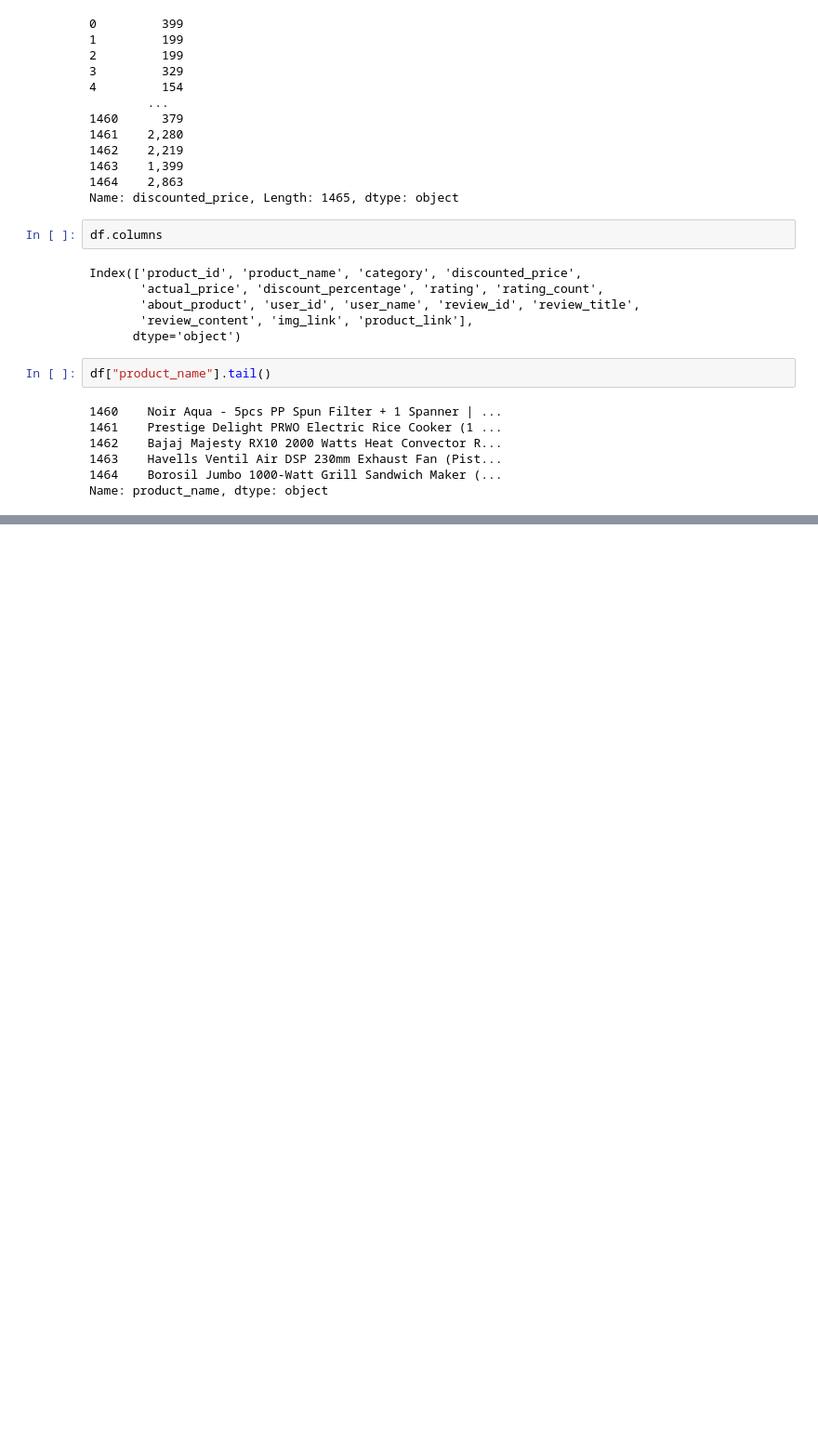
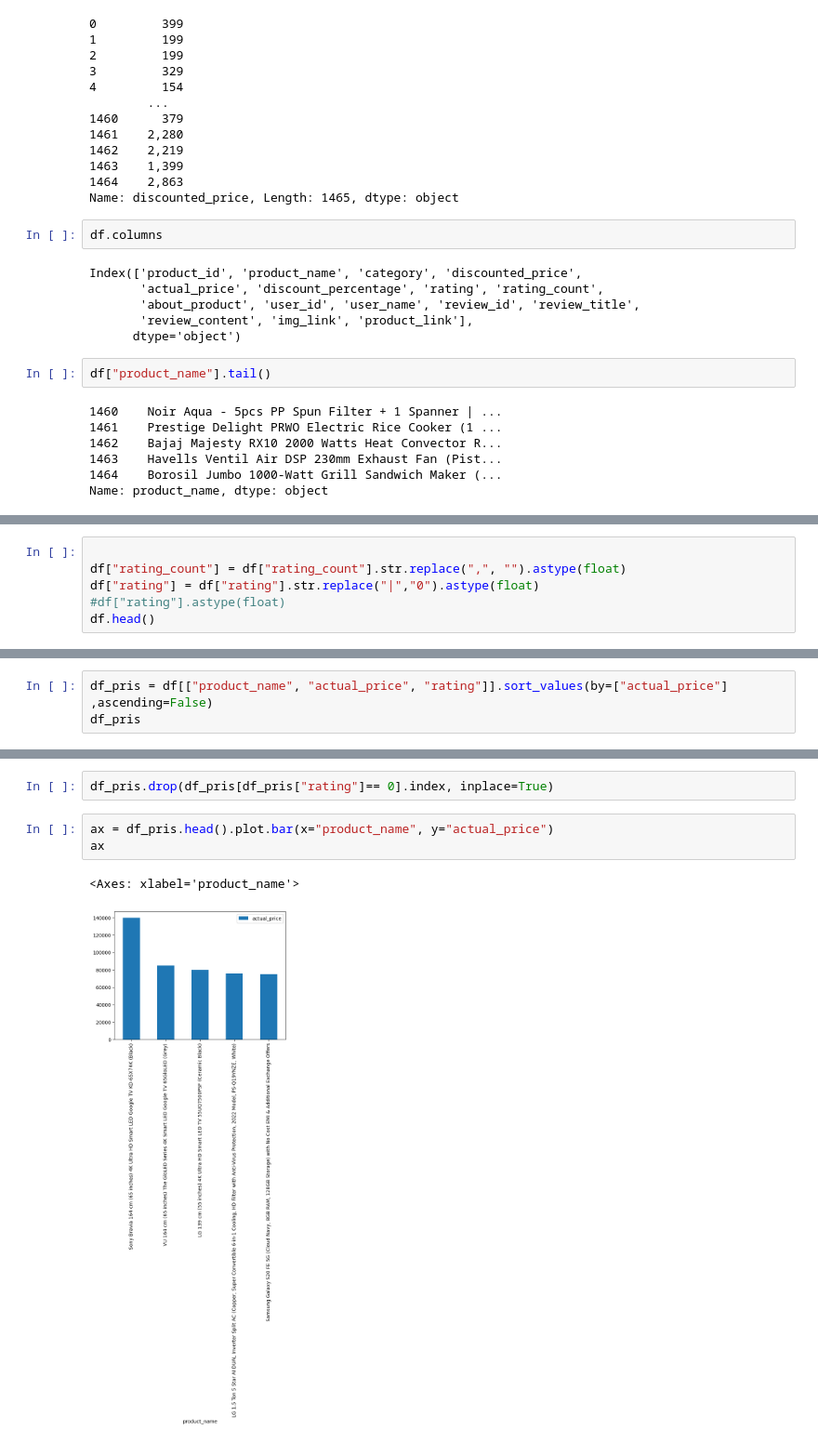
Before and after one commit to BrutalFrost/Fullstack_data_Hampus_Erlandsson, a Jupyter notebook: code_alongs/02_data_processing.ipynb, the cells around one changed output, grey strips where cells are left out. Shown at 93% size. Cells and saved outputs as stored; diff of their text form; blank space fills up the shorter version.

```diff
--- a/code_alongs/02_data_processing.ipynb
+++ b/code_alongs/02_data_processing.ipynb
@@ -98,0 +140,6 @@ df.head()
+# %%
+
+df["rating_count"] = df["rating_count"].str.replace(",", "").astype(float)
+df["rating"] = df["rating"].str.replace("|","0").astype(float)
+#df["rating"].astype(float)
+df.head()
@@ -98,0 +153,3 @@ df.head()
+# %%
+df_pris = df[["product_name", "actual_price", "rating"]].sort_values(by=["actual_price"] ,ascending=False)
+df_pris
@@ -98,0 +170,8 @@ df.head()
+# %%
+df_pris.drop(df_pris[df_pris["rating"]== 0].index, inplace=True)
+# %%
+ax = df_pris.head().plot.bar(x="product_name", y="actual_price")
+ax
+# %% [output]
+<Axes: xlabel='product_name'>
+[figure, added]
```
Also changed, not shown: parts of 7 cells of this notebook, 19 other files.
